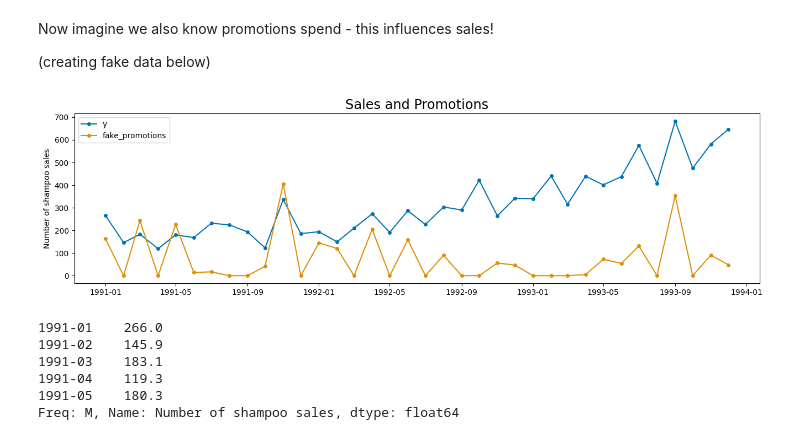
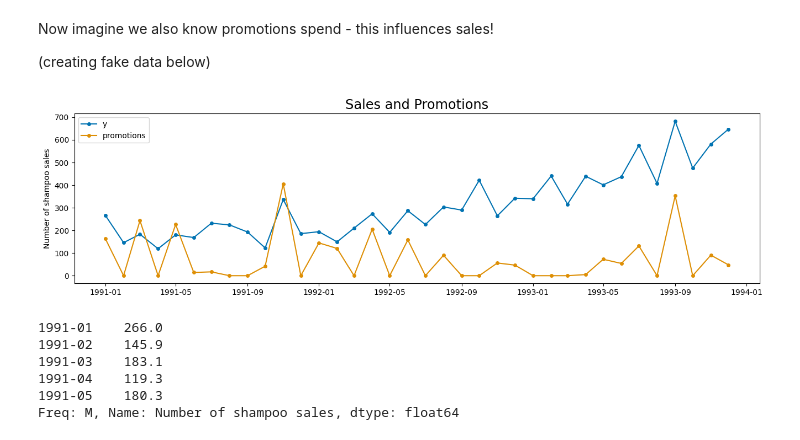
Before and after one commit to sktime/sktime-tutorial-ODSC-Europe-2024, a Jupyter notebook: notebooks/01_forecasting.ipynb, the cells around one changed output. Drawn from its saved outputs; the diff is of its cells as text; code cells hidden in the pictures.

```diff
--- a/notebooks/01_forecasting.ipynb
+++ b/notebooks/01_forecasting.ipynb
@@ -109,19 +110,19 @@ Now imagine we also know promotions spend - this influences sales!
 # %%
 import numpy as np
 from sktime.utils.plotting import plot_series
 from sktime.transformations.series.difference import Differencer
 
 # Use a differencer, clipping and some noise to generate fake promotional data
 transformer = Differencer(lags=1)
 y_transform = transformer.fit_transform(y)
 noise = np.random.RandomState(seed=93).normal(0, 100, np.shape(y))
 X_promo = (y_transform + noise).clip(lower=0)
 
 fig, ax = plot_series(
-    y, X_promo, labels=["y", "fake_promotions"], title="Sales and Promotions"
+    y, X_promo, labels=["y", "promotions"], title="Sales and Promotions"
 )
 # %% [output]
-[figure, old version]
+[figure, new version]
 # %%
 y.head()
 # %% [output]
```
Also changed, not shown: parts of 12 cells of this notebook.
